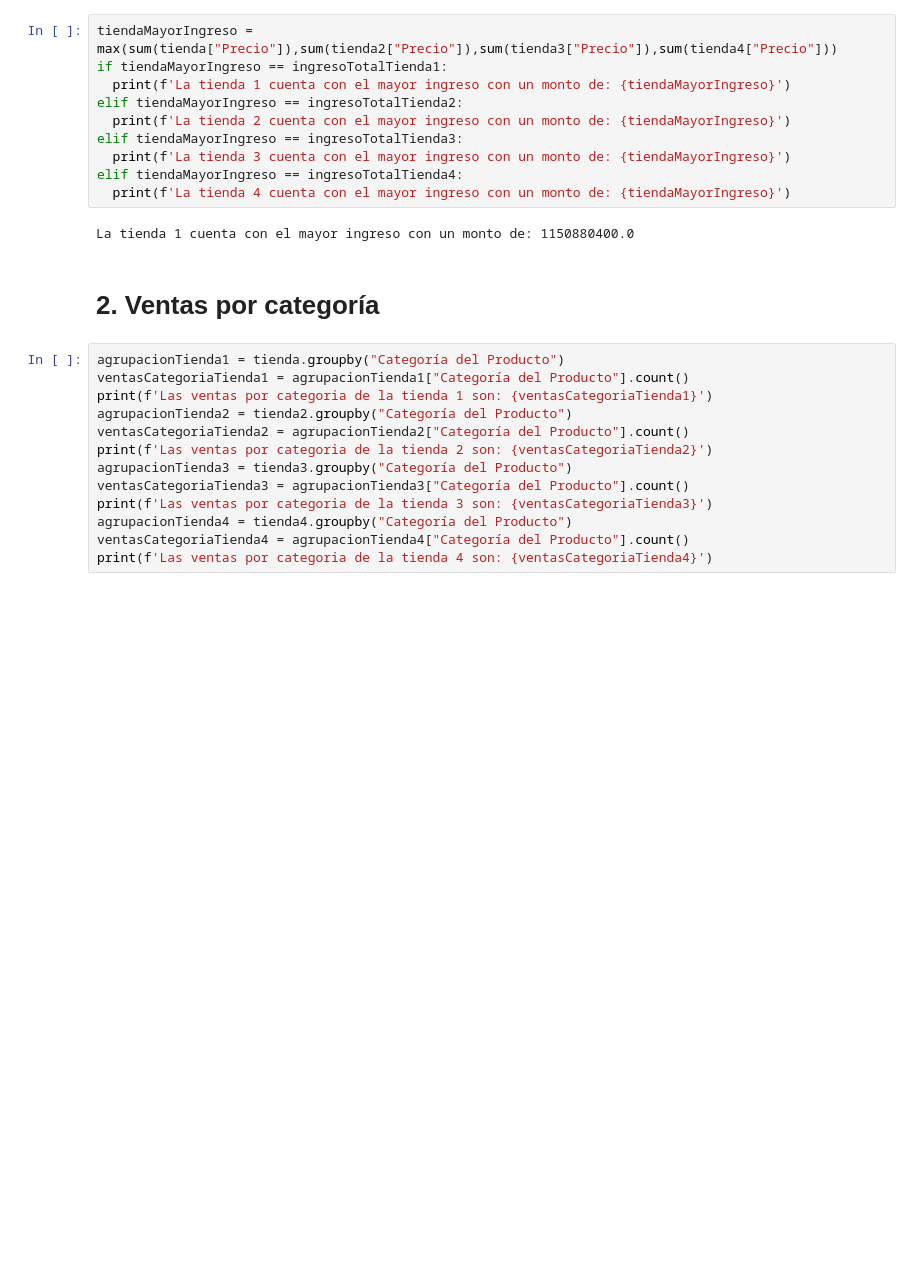
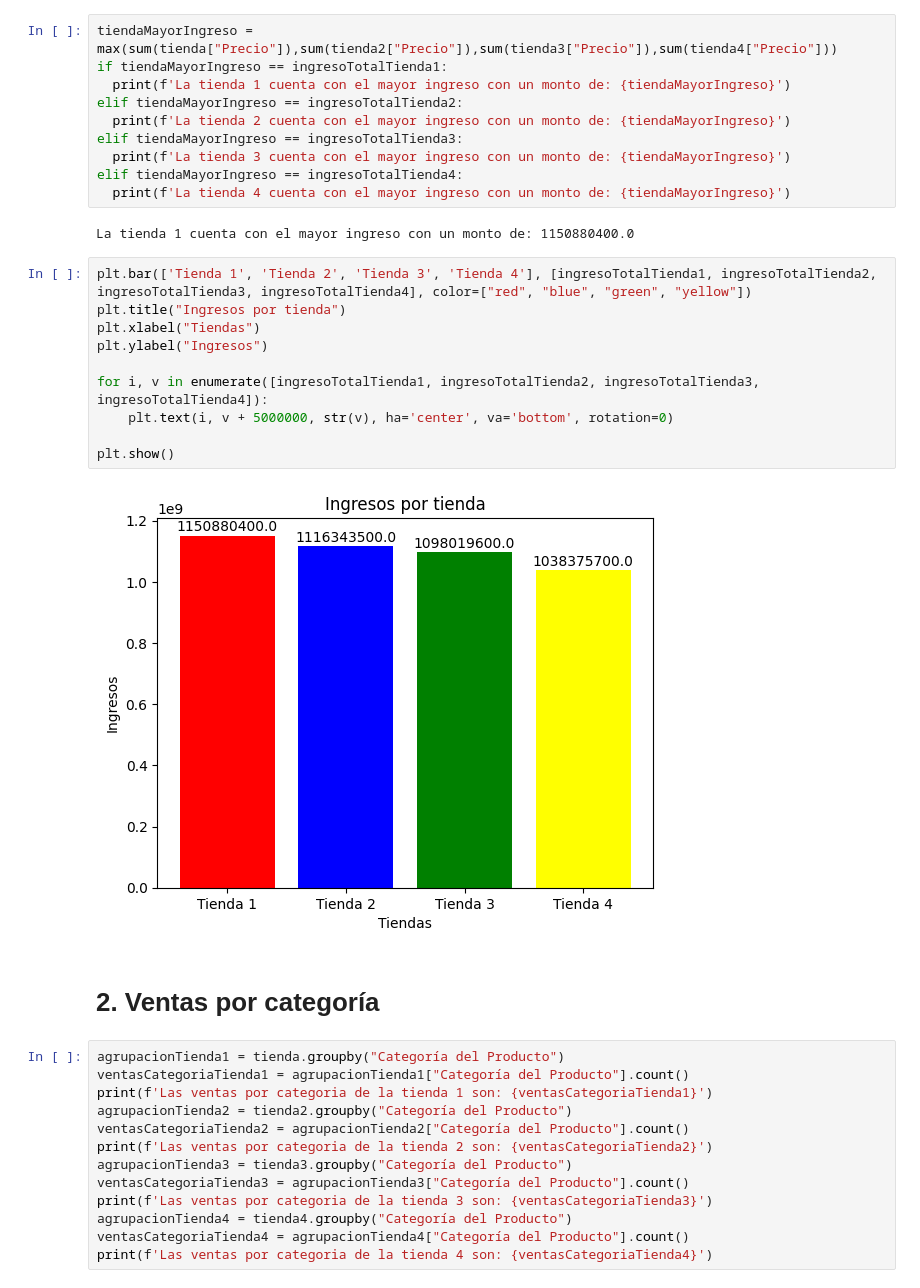
Before and after one commit to migueloropeza/challenge-alura-store, a Jupyter notebook: AluraStoreLatam.ipynb, the cells around one changed output. Cells and saved outputs as stored; diff of their text form; blank space fills up the shorter version.

```diff
--- a/AluraStoreLatam.ipynb
+++ b/AluraStoreLatam.ipynb
@@ -49,6 +50,18 @@ elif tiendaMayorIngreso == ingresoTotalTienda4:
   print(f'La tienda 4 cuenta con el mayor ingreso con un monto de: {tiendaMayorIngreso}')
 # %% [output]
 La tienda 1 cuenta con el mayor ingreso con un monto de: 1150880400.0
+# %%
+plt.bar(['Tienda 1', 'Tienda 2', 'Tienda 3', 'Tienda 4'], [ingresoTotalTienda1, ingresoTotalTienda2, ingresoTotalTienda3, ingresoTotalTienda4], color=["red", "blue", "green", "yellow"])
+plt.title("Ingresos por tienda")
+plt.xlabel("Tiendas")
+plt.ylabel("Ingresos")
+
+for i, v in enumerate([ingresoTotalTienda1, ingresoTotalTienda2, ingresoTotalTienda3, ingresoTotalTienda4]):
+    plt.text(i, v + 5000000, str(v), ha='center', va='bottom', rotation=0)
+
+plt.show()
+# %% [output]
+[figure, added]
 # %% [markdown]
 # 2. Ventas por categoría
 # %%
```
Also changed, not shown: parts of 1 cell of this notebook.
